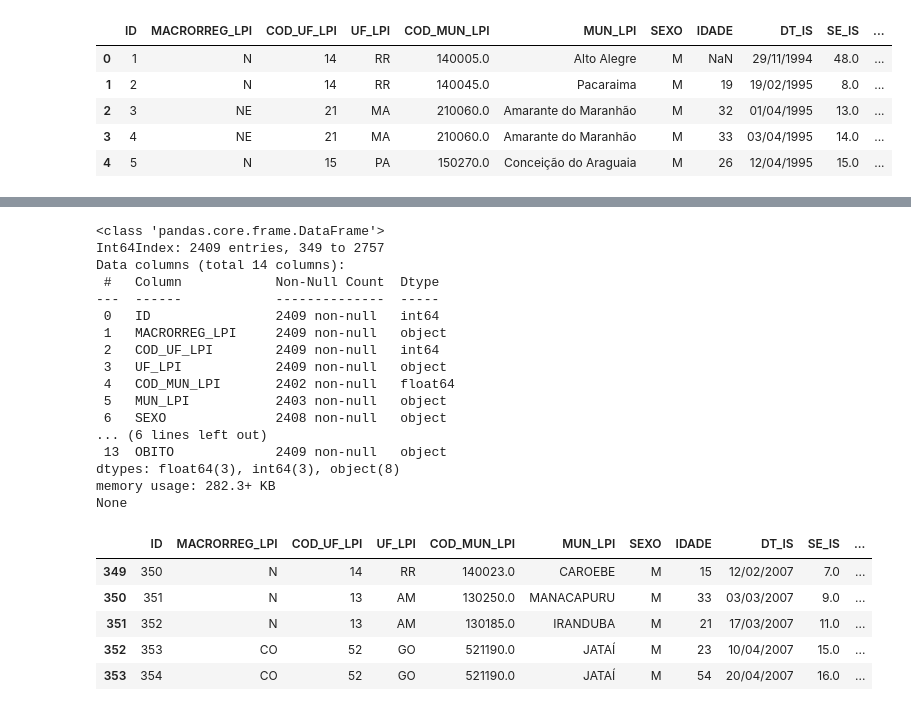
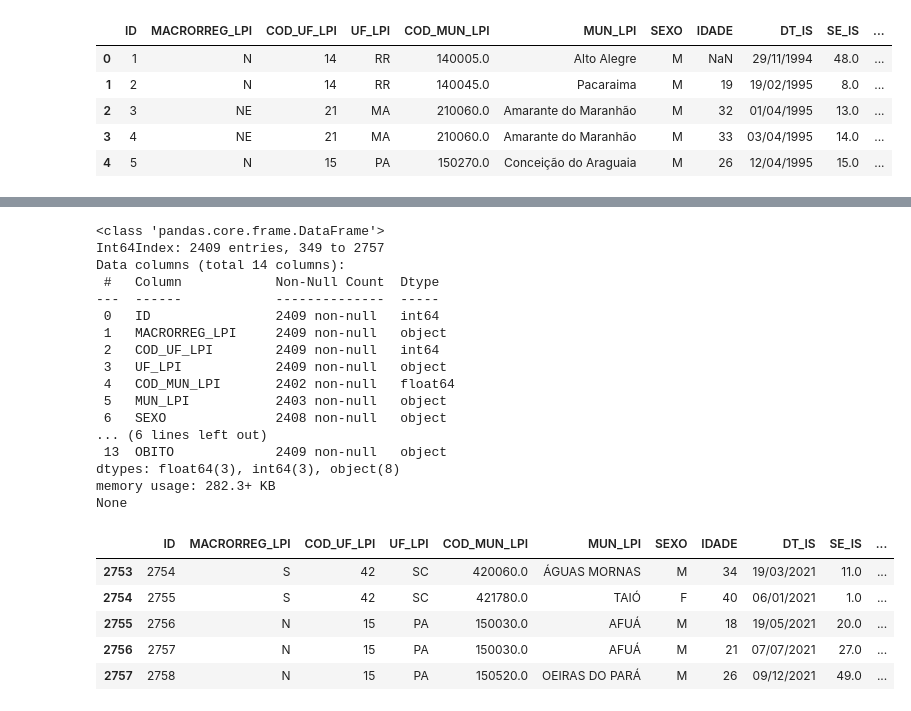
Before and after one commit to pedrosena138/if1007-tasi4, a Jupyter notebook: Analise_de_casos_de_febre_amarela_em_humanos.ipynb, the cells around one changed output, grey strips where cells are left out. Cells and saved outputs as stored; diff of their text form; code cells hidden in the pictures.

```diff
--- a/Analise_de_casos_de_febre_amarela_em_humanos.ipynb
+++ b/Analise_de_casos_de_febre_amarela_em_humanos.ipynb
@@ -58,28 +95,28 @@ plt.show()
 # %%
 df = df[df['ANO_IS'] >= 2007]
 print(df.info())
-df.head()
+df.tail()
 # %% [output]
 <class 'pandas.core.frame.DataFrame'>
 Int64Index: 2409 entries, 349 to 2757
 Data columns (total 14 columns):
  #   Column            Non-Null Count  Dtype
 ---  ------            --------------  -----
  0   ID                2409 non-null   int64
  1   MACRORREG_LPI     2409 non-null   object
  2   COD_UF_LPI        2409 non-null   int64
  3   UF_LPI            2409 non-null   object
  4   COD_MUN_LPI       2402 non-null   float64
  5   MUN_LPI           2403 non-null   object
  6   SEXO              2408 non-null   object
 ... (6 lines left out)
  13  OBITO             2409 non-null   object
 dtypes: float64(3), int64(3), object(8)
 memory usage: 282.3+ KB
 None
 |  | ID | MACRORREG_LPI | COD_UF_LPI | UF_LPI | COD_MUN_LPI | MUN_LPI | SEXO | IDADE | DT_IS | SE_IS | ... |
-| 349 | 350 | N | 14 | RR | 140023.0 | CAROEBE | M | 15 | 12/02/2007 | 7.0 | ... |
-| 350 | 351 | N | 13 | AM | 130250.0 | MANACAPURU | M | 33 | 03/03/2007 | 9.0 | ... |
-| 351 | 352 | N | 13 | AM | 130185.0 | IRANDUBA | M | 21 | 17/03/2007 | 11.0 | ... |
-| 352 | 353 | CO | 52 | GO | 521190.0 | JATAÍ | M | 23 | 10/04/2007 | 15.0 | ... |
-| 353 | 354 | CO | 52 | GO | 521190.0 | JATAÍ | M | 54 | 20/04/2007 | 16.0 | ... |
+| 2753 | 2754 | S | 42 | SC | 420060.0 | ÁGUAS MORNAS | M | 34 | 19/03/2021 | 11.0 | ... |
+| 2754 | 2755 | S | 42 | SC | 421780.0 | TAIÓ | F | 40 | 06/01/2021 | 1.0 | ... |
+| 2755 | 2756 | N | 15 | PA | 150030.0 | AFUÁ | M | 18 | 19/05/2021 | 20.0 | ... |
+| 2756 | 2757 | N | 15 | PA | 150030.0 | AFUÁ | M | 21 | 07/07/2021 | 27.0 | ... |
+| 2757 | 2758 | N | 15 | PA | 150520.0 | OEIRAS DO PARÁ | M | 26 | 09/12/2021 | 49.0 | ... |
```
Also changed, not shown: parts of 16 cells of this notebook.
